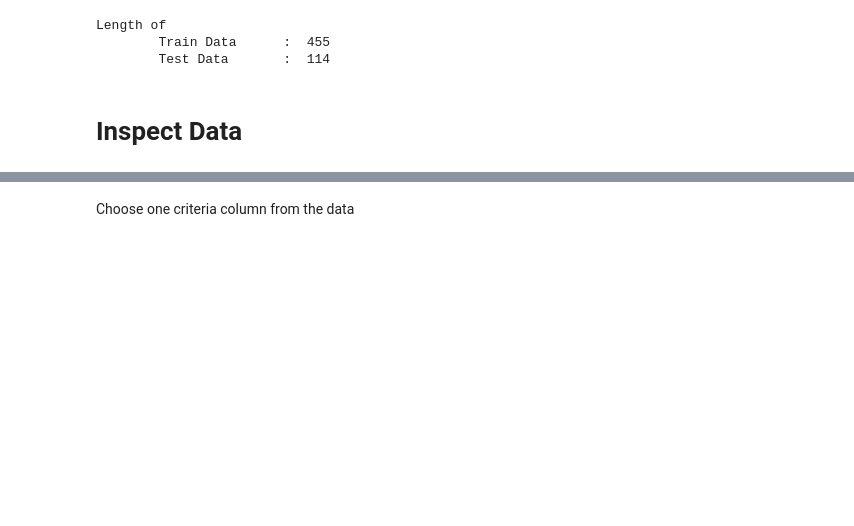
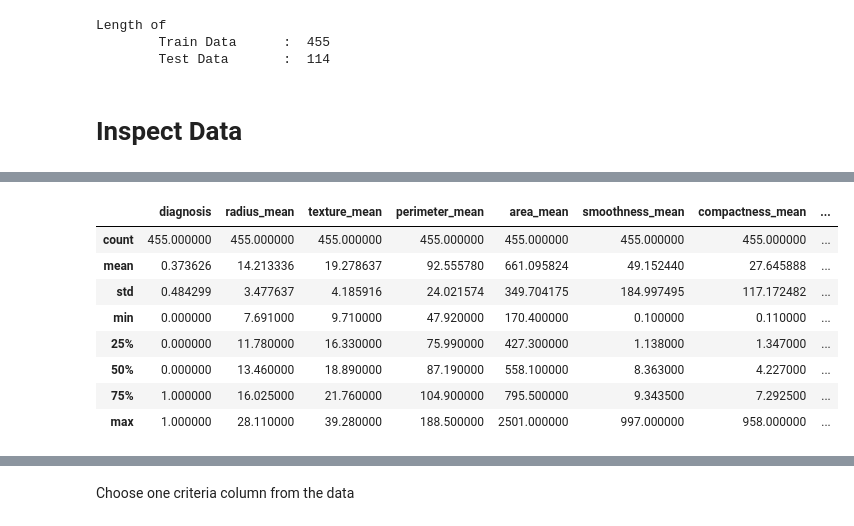
Before and after one commit to kvnchandra/ml-assignment-bangkit, a Jupyter notebook: main.ipynb, the cells around one changed output, grey strips where cells are left out. Drawn from its saved outputs; the diff is of its cells as text; code cells hidden in the pictures; blank space fills up the shorter version.

```diff
--- a/main.ipynb
+++ b/main.ipynb
@@ -107,0 +126,12 @@ Length of
+# %%
+train.describe()
+# %% [output]
+|  | diagnosis | radius_mean | texture_mean | perimeter_mean | area_mean | smoothness_mean | compactness_mean | ... |
+| count | 455.000000 | 455.000000 | 455.000000 | 455.000000 | 455.000000 | 455.000000 | 455.000000 | ... |
+| mean | 0.373626 | 14.213336 | 19.278637 | 92.555780 | 661.095824 | 49.152440 | 27.645888 | ... |
+| std | 0.484299 | 3.477637 | 4.185916 | 24.021574 | 349.704175 | 184.997495 | 117.172482 | ... |
+| min | 0.000000 | 7.691000 | 9.710000 | 47.920000 | 170.400000 | 0.100000 | 0.110000 | ... |
+| 25% | 0.000000 | 11.780000 | 16.330000 | 75.990000 | 427.300000 | 1.138000 | 1.347000 | ... |
+| 50% | 0.000000 | 13.460000 | 18.890000 | 87.190000 | 558.100000 | 8.363000 | 4.227000 | ... |
+| 75% | 1.000000 | 16.025000 | 21.760000 | 104.900000 | 795.500000 | 9.343500 | 7.292500 | ... |
+| max | 1.000000 | 28.110000 | 39.280000 | 188.500000 | 2501.000000 | 997.000000 | 958.000000 | ... |
```
Also changed, not shown: parts of 4 cells of this notebook.
